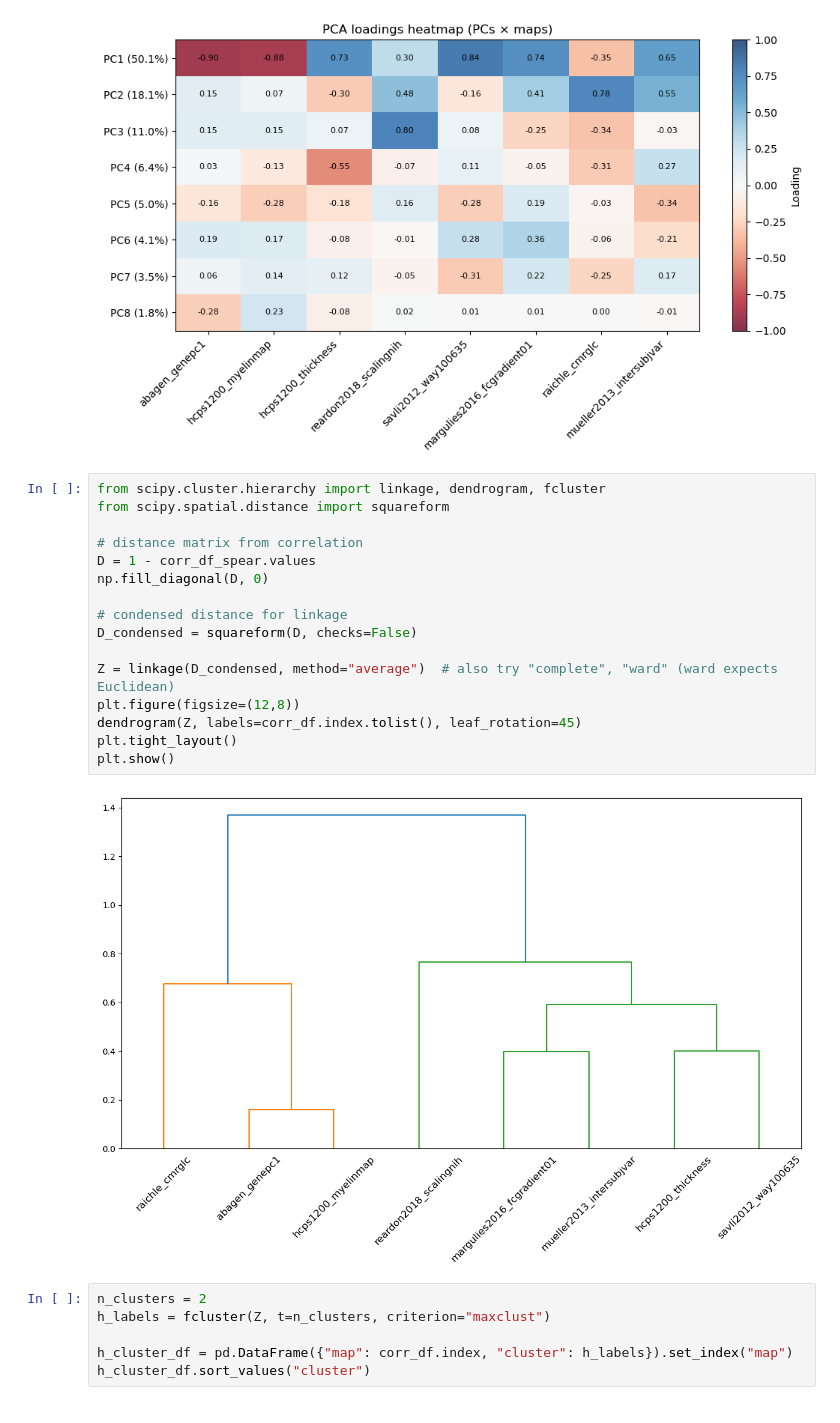
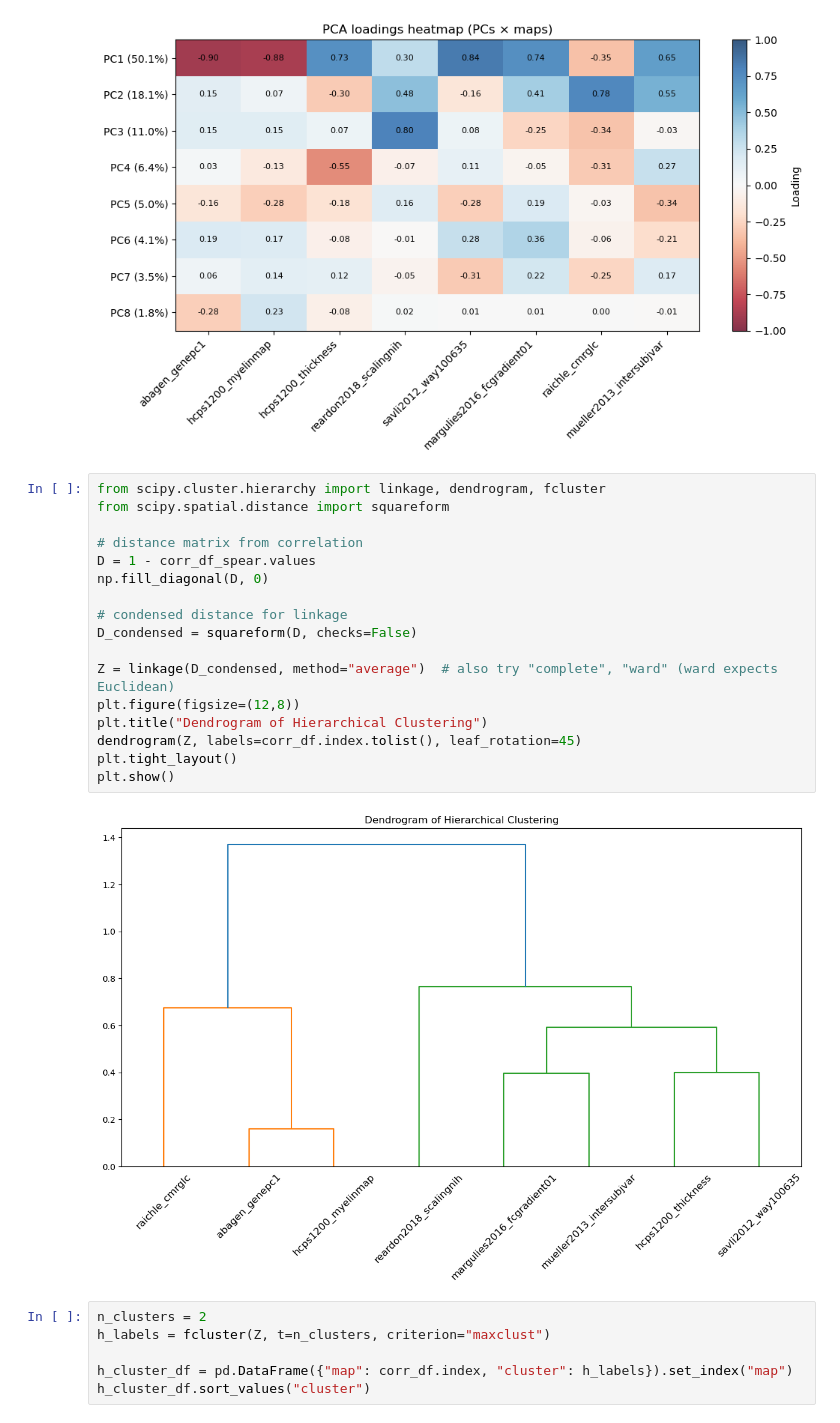
Before and after one commit to kesouder/BrainMap_Analysis, a Jupyter notebook: main.ipynb, the cells around one changed output. Cells and saved outputs as stored; diff of their text form.

```diff
--- a/main.ipynb
+++ b/main.ipynb
@@ -515,21 +515,22 @@ plt.show()
 # %%
 from scipy.cluster.hierarchy import linkage, dendrogram, fcluster
 from scipy.spatial.distance import squareform
 
 # distance matrix from correlation
 D = 1 - corr_df_spear.values
 np.fill_diagonal(D, 0)
 
 # condensed distance for linkage
 D_condensed = squareform(D, checks=False)
 
 Z = linkage(D_condensed, method="average")  # also try "complete", "ward" (ward expects Euclidean)
 plt.figure(figsize=(12,8))
+plt.title("Dendrogram of Hierarchical Clustering")
 dendrogram(Z, labels=corr_df.index.tolist(), leaf_rotation=45)
 plt.tight_layout()
 plt.show()
 # %% [output]
-[figure, old version]
+[figure, new version]
 # %%
 n_clusters = 2
 h_labels = fcluster(Z, t=n_clusters, criterion="maxclust")
```
Also changed, not shown: parts of 9 cells of this notebook, 2 other files.
